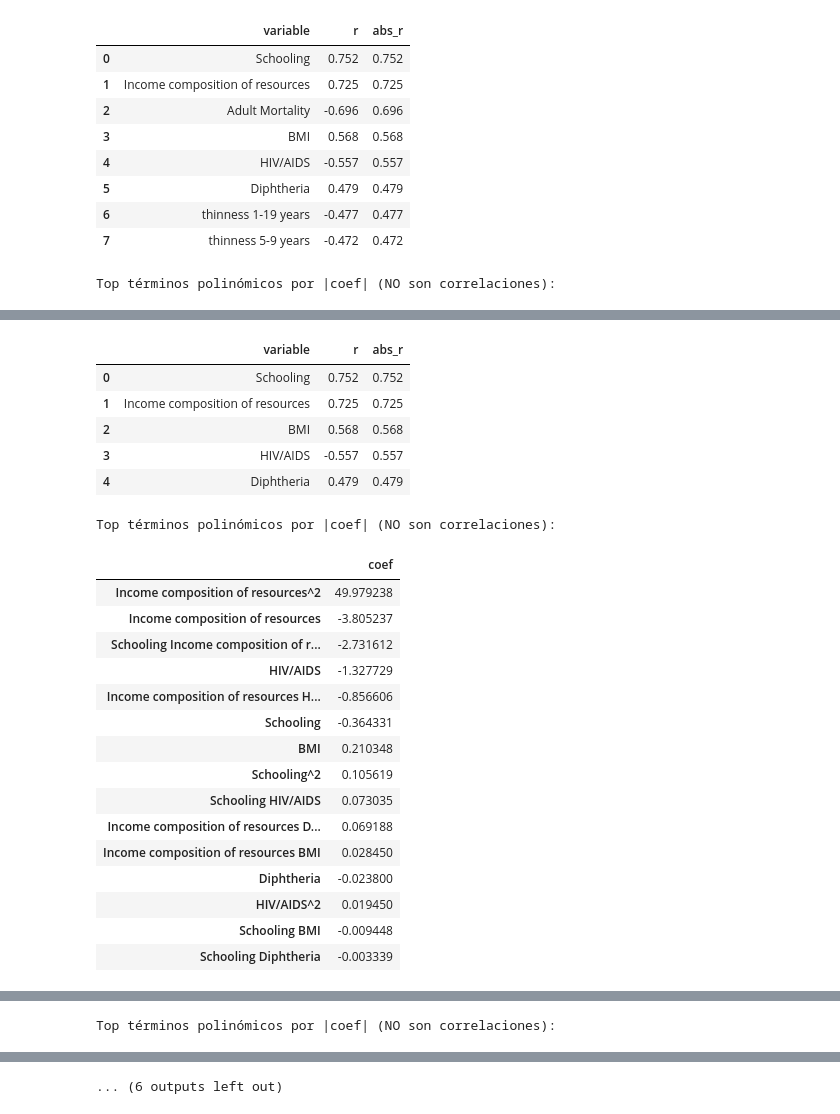
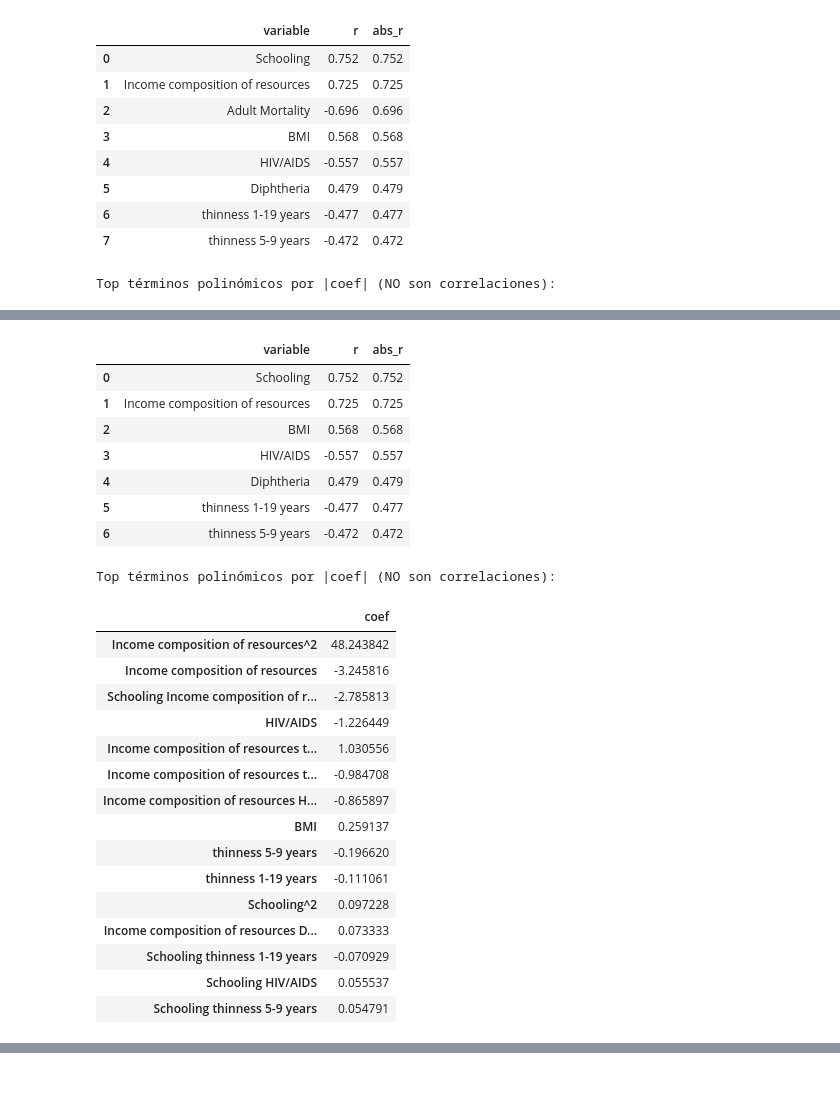
Before and after one commit to Xavi122323/Aprendizaje_Maquina, a Jupyter notebook: Tarea 2.ipynb, the cells around one changed output, grey strips where cells are left out. Cells and saved outputs as stored; diff of their text form; code cells hidden in the pictures; blank space fills up the shorter version.

Commit message:
arreglo gráficos

```diff
--- a/Tarea 2.ipynb
+++ b/Tarea 2.ipynb
@@ -91,7 +207,12 @@ def _fit_poly_model(
     test_size: float = 0.2,
     random_state: int = 42,
     do_prints: bool = True,
-    do_plots: bool = False
+    # --- NUEVOS FLAGS DE PLOTS ---
+    plot_coefs: bool = False,
+    plot_importance: bool = False,
+    plot_corr_bars_flag: bool = False,
+    plot_corr_matrix_flag: bool = False,
+    topn_terms: int = 15
 ):
     if not X_cols:
         raise ValueError("No hay exógenas válidas para el modelo.")
@@ -114,8 +235,10 @@ def _fit_poly_model(
     poly = model.named_steps["poly"]
     lr = model.named_steps["lr"]
     feat_names = poly.get_feature_names_out(X_cols)
-    coefs = pd.Series(lr.coef_, index=feat_names).sort_values(key=np.abs, ascending=False)
-    kshow = min(15, len(coefs))
+    # Serie con TODOS los coeficientes (no solo top)
+    all_coefs = pd.Series(lr.coef_, index=feat_names)
+    coefs_sorted = all_coefs.sort_values(key=np.abs, ascending=False)
+    kshow = min(topn_terms, len(coefs_sorted))
 
     # Correlaciones r solo sobre las X usadas
     corr_df = pearson_corr(df, target, X_cols)
@@ -135,14 +258,22 @@ def _fit_poly_model(
 
         print("\nTop términos polinómicos por |coef| (NO son correlaciones):")
         try:
-            display(coefs.head(kshow).to_frame("coef").style.format(precision=6))
+            display(coefs_sorted.head(kshow).to_frame("coef").style.format(precision=6))
         except:
-            print(coefs.head(kshow))
+            print(coefs_sorted.head(kshow))
 
-        if do_plots and not corr_df.empty:
-            top2 = list(zip(corr_df["variable"], corr_df["r"]))[:2]
-            for x, r in top2:
-                scatter_with_fit(df, x, target, r)
+    if plot_coefs:
+        plot_top_poly_coefs(coefs_sorted, top_n=kshow, title=f"Top |coef| · {target}")
+
+    if plot_importance:
+        plot_importance_by_original(list(feat_names), all_coefs, top_n=12,
+                                    title=f"Importancia por variable (∑|coef|) · {target}")
+
+    if plot_corr_bars_flag and (corr_df is not None) and (not corr_df.empty):
+        plot_corr_bars(corr_df, title=f"Correlación (r) · {target}")
+
+    if plot_corr_matrix_flag:
+        plot_corr_matrix(df, target, X_cols, title=f"Matriz de correlación · {target}")
 
     return {
         "target": target,
@@ -150,7 +281,7 @@ def _fit_poly_model(
         "r2_test": r2_te,
         "exog_used": X_cols,
         "corr_table": corr_df,
-        "top_poly_coefs": coefs.head(kshow),
+        "top_poly_coefs": coefs_sorted.head(kshow),
         "model": model
     }
 # %%
@@ -246,12 +379,18 @@ def play_regression_batch(
 out = play_regression_batch(
     csv_path=r"C:\Users\xavir\OneDrive\Escritorio\Life Expectancy Data (1).csv",
     targets=["Life expectancy", "Adult Mortality"],
-    exog_manual=["Schooling","Income composition of resources","HIV/AIDS","BMI","Diphtheria"],
+    exog_manual=["Schooling","Income composition of resources","HIV/AIDS","BMI","Diphtheria","thinness 1-19 years","thinness 5-9 years","Measles "],  # ej.
     auto_k=8,
     degree=2,
     interaction_only=False,
     do_prints=True,
-    do_plots=False
+    # gráficos:
+    plot_r2_summary_flag=True,
+    plot_coefs=True,
+    plot_importance=True,
+    plot_corr_bars_flag=True,
+    plot_corr_matrix_flag=True,
+    topn_terms=15
 )
 # %% [output]
 >>> Life expectancy__AUTO_K=8: 8 exógenas seleccionadas por |r|
@@ -299,25 +442,27 @@ R² (train): 0.842 | R² (test): 0.839
 
 Correlación de Pearson (exógenas originales vs objetivo): r ∈ [-1, 1]
 |  | variable | r | abs_r |
 | 0 | Schooling | 0.752 | 0.752 |
 | 1 | Income composition of resources | 0.725 | 0.725 |
 | 2 | BMI | 0.568 | 0.568 |
 | 3 | HIV/AIDS | -0.557 | 0.557 |
 | 4 | Diphtheria | 0.479 | 0.479 |
+| 5 | thinness 1-19 years | -0.477 | 0.477 |
+| 6 | thinness 5-9 years | -0.472 | 0.472 |
 Top términos polinómicos por |coef| (NO son correlaciones):
 |  | coef |
-| Income composition of resources^2 | 49.979238 |
-| Income composition of resources | -3.805237 |
-| Schooling Income composition of r... | -2.731612 |
-| HIV/AIDS | -1.327729 |
-| Income composition of resources H... | -0.856606 |
-| Schooling | -0.364331 |
-| BMI | 0.210348 |
-| Schooling^2 | 0.105619 |
-| Schooling HIV/AIDS | 0.073035 |
-| Income composition of resources D... | 0.069188 |
-| Income composition of resources BMI | 0.028450 |
-| Diphtheria | -0.023800 |
-| HIV/AIDS^2 | 0.019450 |
-| Schooling BMI | -0.009448 |
-| Schooling Diphtheria | -0.003339 |
+| Income composition of resources^2 | 48.243842 |
+| Income composition of resources | -3.245816 |
+| Schooling Income composition of r... | -2.785813 |
+| HIV/AIDS | -1.226449 |
+| Income composition of resources t... | 1.030556 |
+| Income composition of resources t... | -0.984708 |
+| Income composition of resources H... | -0.865897 |
+| BMI | 0.259137 |
+| thinness 5-9 years | -0.196620 |
+| thinness 1-19 years | -0.111061 |
+| Schooling^2 | 0.097228 |
+| Income composition of resources D... | 0.073333 |
+| Schooling thinness 1-19 years | -0.070929 |
+| Schooling HIV/AIDS | 0.055537 |
+| Schooling thinness 5-9 years | 0.054791 |
@@ -342 +469,0 @@ Correlación de Pearson (exógenas originales vs objetivo): r ∈ [-1, 1]
-Top términos polinómicos por |coef| (NO son correlaciones):
@@ -359 +469,0 @@ Top términos polinómicos por |coef| (NO son correlaciones):
-... (6 outputs left out)
```
Also changed, not shown: parts of 9 cells of this notebook.
